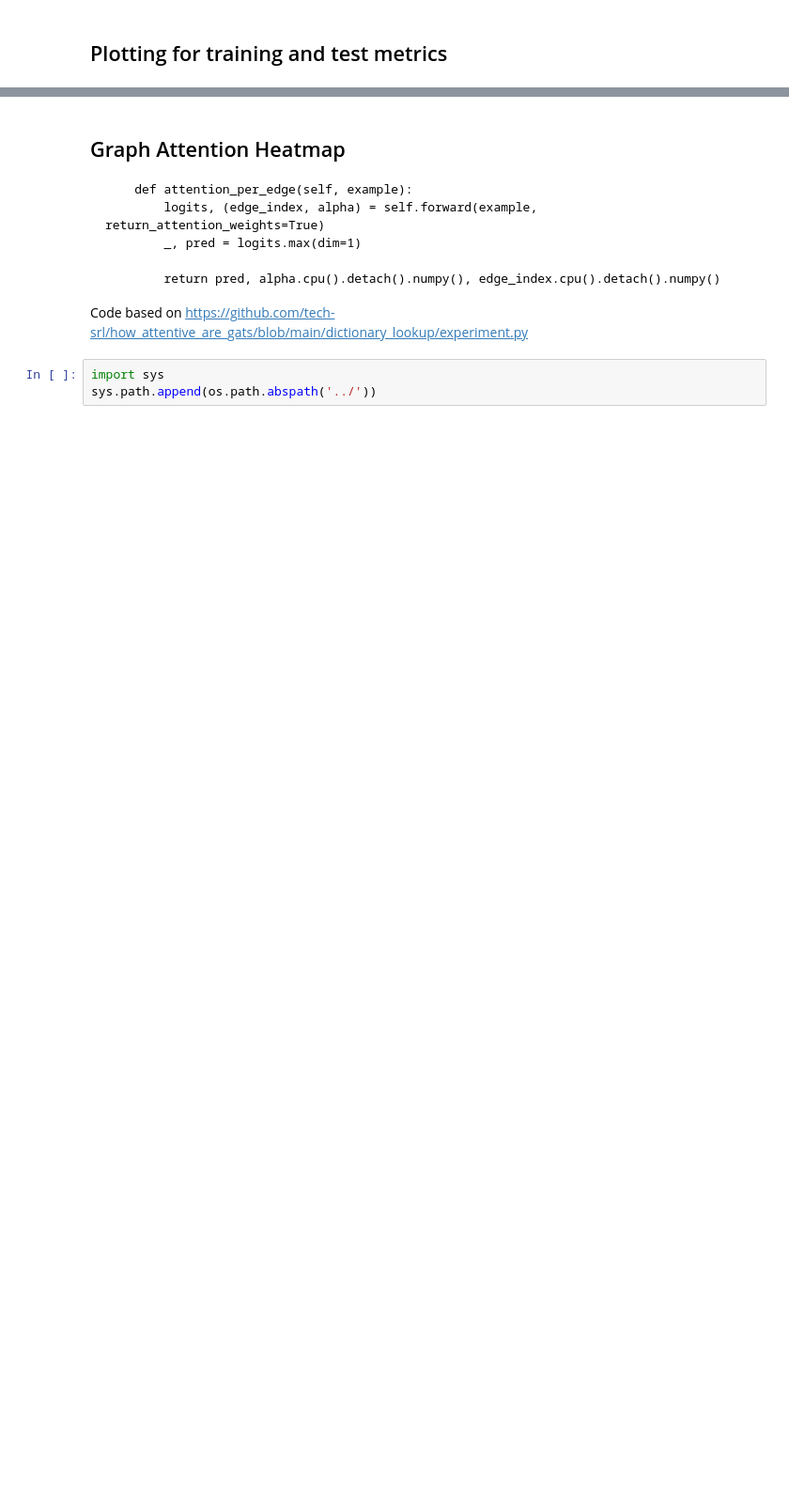
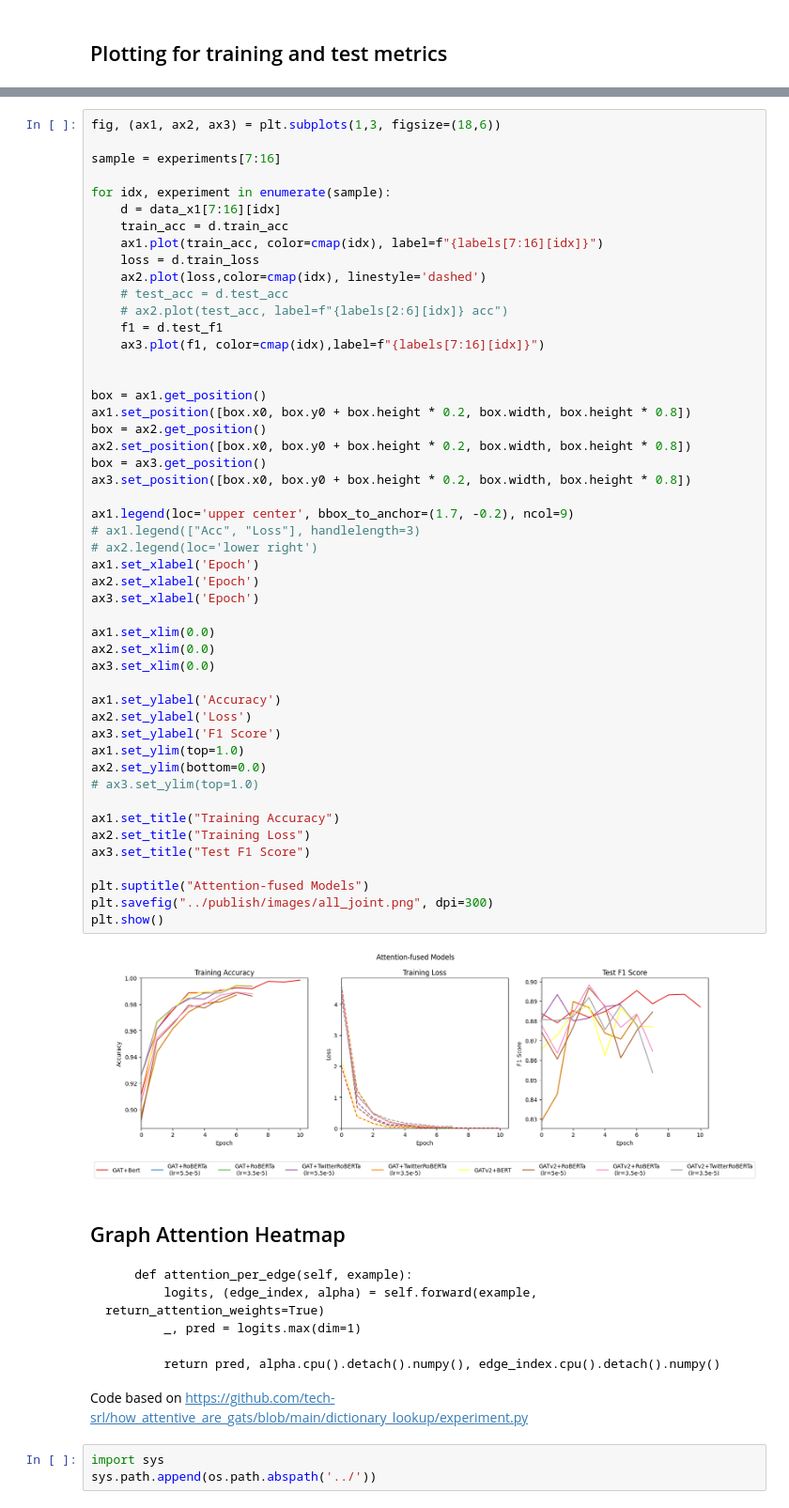
Before and after one commit to guptaviha/GF-OLD, a Jupyter notebook: examples/plots.ipynb, the cells around one changed output, grey strips where cells are left out. Shown at 94% size. Saved outputs shown, nothing was run; the diff lists cells and outputs as text; blank space fills up the shorter version.

```diff
--- a/examples/plots.ipynb
+++ b/examples/plots.ipynb
@@ -107,3 +204,54 @@ plt.show()
+# %%
+fig, (ax1, ax2, ax3) = plt.subplots(1,3, figsize=(18,6))
+
+sample = experiments[7:16]
+
+for idx, experiment in enumerate(sample):
+    d = data_x1[7:16][idx]
+    train_acc = d.train_acc
+    ax1.plot(train_acc, color=cmap(idx), label=f"{labels[7:16][idx]}")
+    loss = d.train_loss
+    ax2.plot(loss,color=cmap(idx), linestyle='dashed')
+    # test_acc = d.test_acc
+    # ax2.plot(test_acc, label=f"{labels[2:6][idx]} acc")
+    f1 = d.test_f1
+    ax3.plot(f1, color=cmap(idx),label=f"{labels[7:16][idx]}")
+
+
+box = ax1.get_position()
+ax1.set_position([box.x0, box.y0 + box.height * 0.2, box.width, box.height * 0.8])
+box = ax2.get_position()
+ax2.set_position([box.x0, box.y0 + box.height * 0.2, box.width, box.height * 0.8])
+box = ax3.get_position()
+ax3.set_position([box.x0, box.y0 + box.height * 0.2, box.width, box.height * 0.8])
+
+ax1.legend(loc='upper center', bbox_to_anchor=(1.7, -0.2), ncol=9)
+# ax1.legend(["Acc", "Loss"], handlelength=3)
+# ax2.legend(loc='lower right')
+ax1.set_xlabel('Epoch')
+ax2.set_xlabel('Epoch')
+ax3.set_xlabel('Epoch')
+
+ax1.set_xlim(0.0)
+ax2.set_xlim(0.0)
+ax3.set_xlim(0.0)
+
+ax1.set_ylabel('Accuracy')
+ax2.set_ylabel('Loss')
+ax3.set_ylabel('F1 Score')
+ax1.set_ylim(top=1.0)
+ax2.set_ylim(bottom=0.0)
+# ax3.set_ylim(top=1.0)
+
+ax1.set_title("Training Accuracy")
+ax2.set_title("Training Loss")
+ax3.set_title("Test F1 Score")
+
+plt.suptitle("Attention-fused Models")
+plt.savefig("../publish/images/all_joint.png", dpi=300)
+plt.show()
+# %% [output]
+[figure, added]
 # %% [markdown]
 ## Graph Attention Heatmap
 
```
Also changed, not shown: parts of 5 cells of this notebook, 21 other files.
